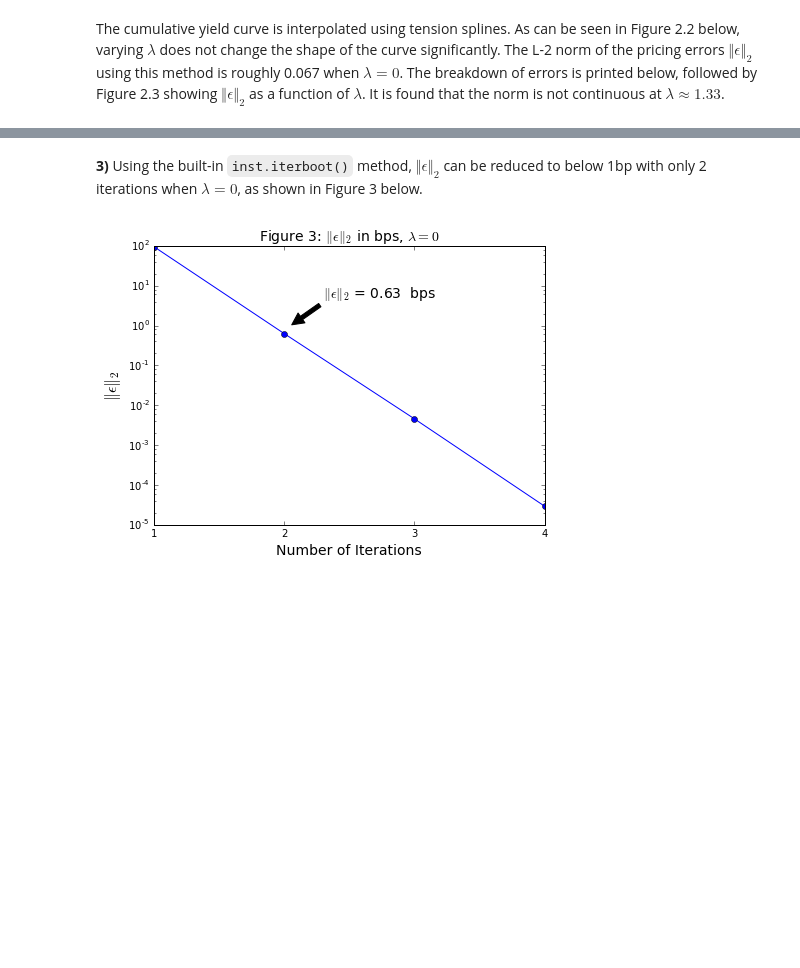
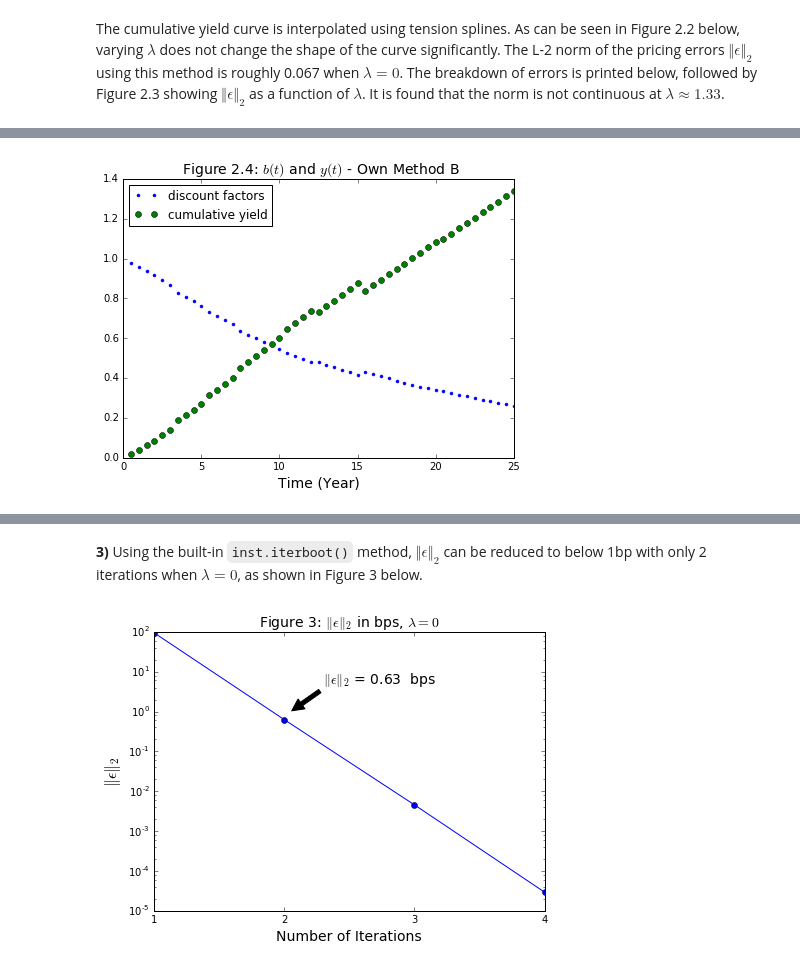
Before and after one commit to jamie-hong/scripts, a Jupyter notebook: Homework4.ipynb, the cells around one changed output, grey strips where cells are left out. Cells and saved outputs as stored; diff of their text form; code cells hidden in the pictures; blank space fills up the shorter version.

```diff
--- a/Homework4.ipynb
+++ b/Homework4.ipynb
@@ -283,0 +289,41 @@ PV by maturity, lambda = 0:
+# %%
+def swap2df2(par,terms,freq):
+    '''Swap rates to discount factors with flat rate of return in between tenor intervals'''
+    k = np.arange(1./freq, terms[-1] + 1e-6, 1./freq) # payment dates
+    d = dict(zip(k,np.zeros(len(k)))) # discount factors
+    s = dict(zip(terms,par))
+
+    for i in range(len(terms)):
+        t = terms[i]
+        if i == 0:
+            d[t] = opt.brentq(pv_c, 0, 1, args=(s[t], t, d, freq, 0))
+            for j in np.arange(1./freq, t, 1./freq):
+                d[j] = (d[t])**(j/t)
+        if i > 0:
+            d[t] = opt.brentq(pv_c, 0, 1, args=(s[t], t, d, freq, terms[i-1]))
+            for j in np.arange(1./freq+terms[i-1], t, 1./freq):
+                d[j] = (d[t])**(j/t)
+
+    return np.array([d[x] for x in k])
+
+def pv_c(x,s,t,d,freq,prev_term):
+    if prev_term == 0:
+        tmp = 0
+    else:
+        tmp = np.sum([d[m]/freq for m in np.arange(1./freq, prev_term+1e-6,1./freq)])
+    for j in np.arange(1./freq+prev_term, t+1e-6, 1./freq):
+        tmp = tmp + 1./freq*x**(j/t)
+    return tmp*s+x-1
+
+dd = swap2df2(par, terms, 2) # discount factors - Method B
+k = np.arange(1./2, terms[-1] + 1e-6, 1./2)
+cyy = -np.log(dd) # cumulative yield y(t)
+plt.figure(figsize=[7,5])
+plt.plot(k, dd,'.')
+plt.plot(k, cyy,'o')
+plt.legend(['discount factors'] + ['cumulative yield'], loc='best')
+plt.xlabel('Time (Year)', fontsize=14)
+plt.title(' Figure 2.4: $b(t)$ and $y(t)$ - Own Method B', fontsize=14)
+plt.show()
+# %% [output]
+[figure, added]
```
Also changed, not shown: parts of 13 cells of this notebook.
